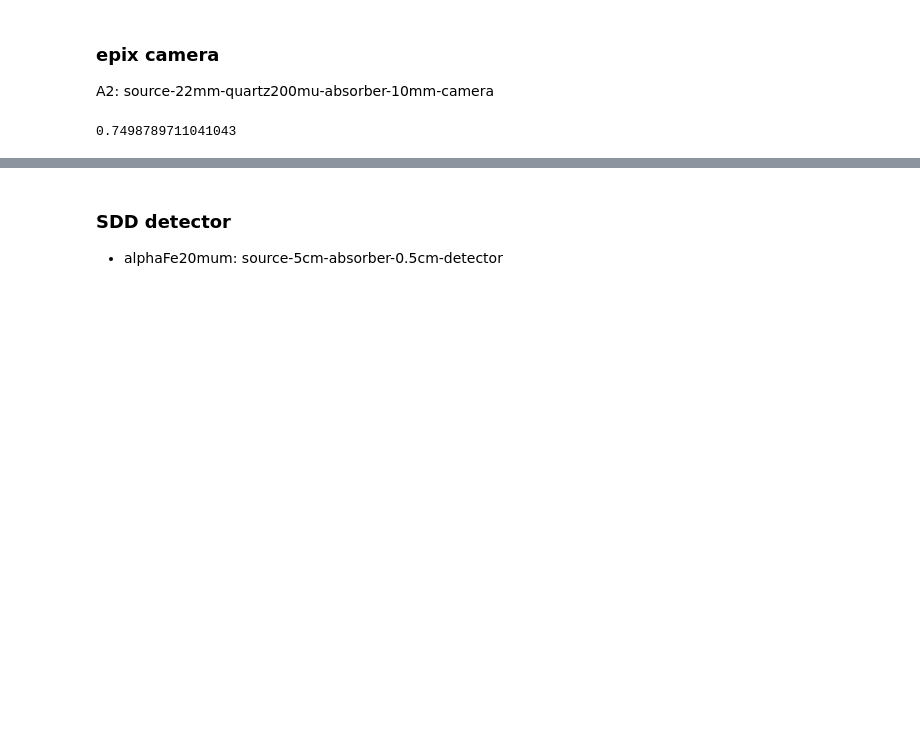
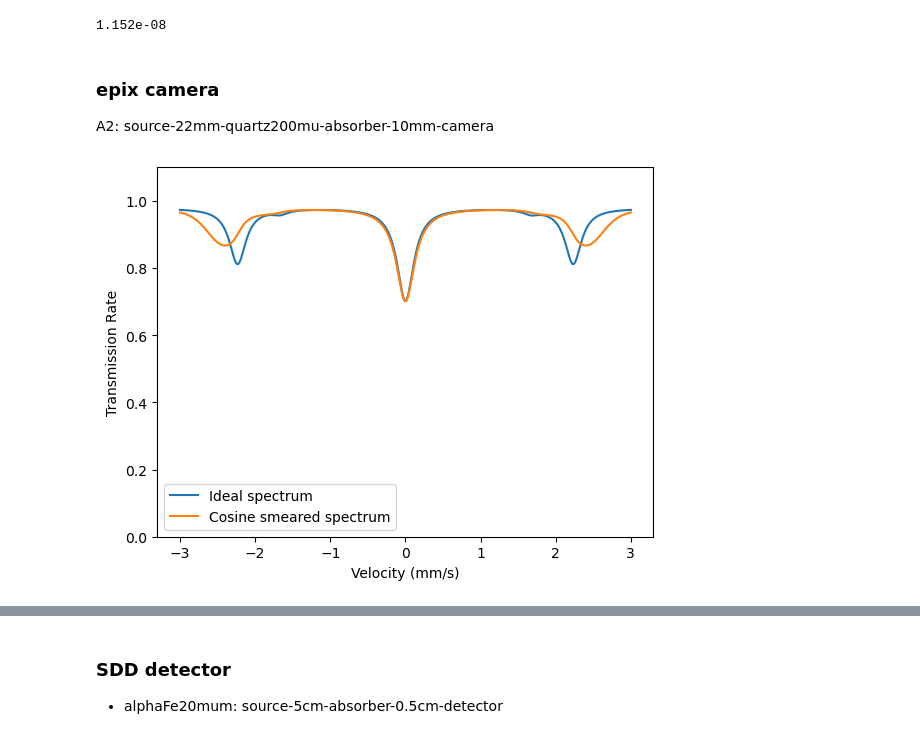
Before and after one commit to StanfordMossbauer/mossbauer_analysis, a Jupyter notebook: notebooks/model_complete_with_sensitivity.ipynb, the cells around one changed output, grey strips where cells are left out. Drawn from its saved outputs; the diff is of its cells as text; code cells hidden in the pictures; blank space fills up the shorter version.

```diff
--- a/notebooks/model_complete_with_sensitivity.ipynb
+++ b/notebooks/model_complete_with_sensitivity.ipynb
@@ -9,3 +9,7 @@ from mossbauer_analysis.mossbauer_theory import CobaltRhodium, CobaltFe, KFeCy,
+# %%
+mms_to_ev(0.24, 14.4e3)
+# %% [output]
+1.152e-08
 # %% [markdown]
 ### epix camera
 A2: source-22mm-quartz200mu-absorber-10mm-camera
@@ -54,7 +62,13 @@ compton_offset = moss.compton_offset()
 total14keVrate = 0
 # %%
-detector.quartz_transmission_map.max()
-np.exp(-xraydb.material_mu('SiO2', 14.4e3)  * 200e-6 * 100)
+
+plt.plot(v, resonant_transmission_rate+nonresonant_transmission_rate, label='Ideal spectrum')
+plt.plot(v, resonant_transmission_rate_cosine_averaged+nonresonant_transmission_rate, label='Cosine smeared spectrum')
+plt.xlabel('Velocity (mm/s)')
+plt.ylabel('Transmission Rate')
+plt.ylim(0,1.1)
+plt.legend()
+plt.show()
 # %% [output]
-0.7498789711041043
+[figure, added]
 # %%
```
Also changed, not shown: parts of 4 cells of this notebook, 14 other files.
